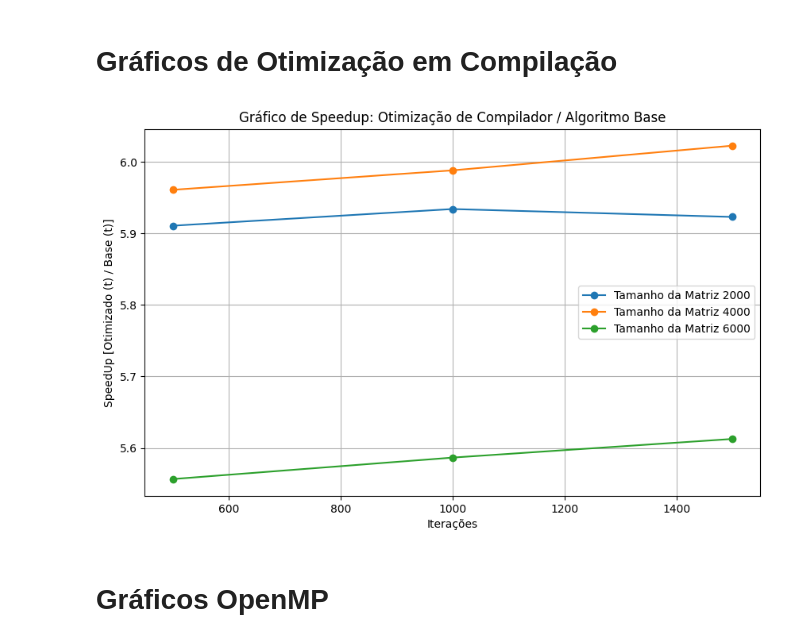
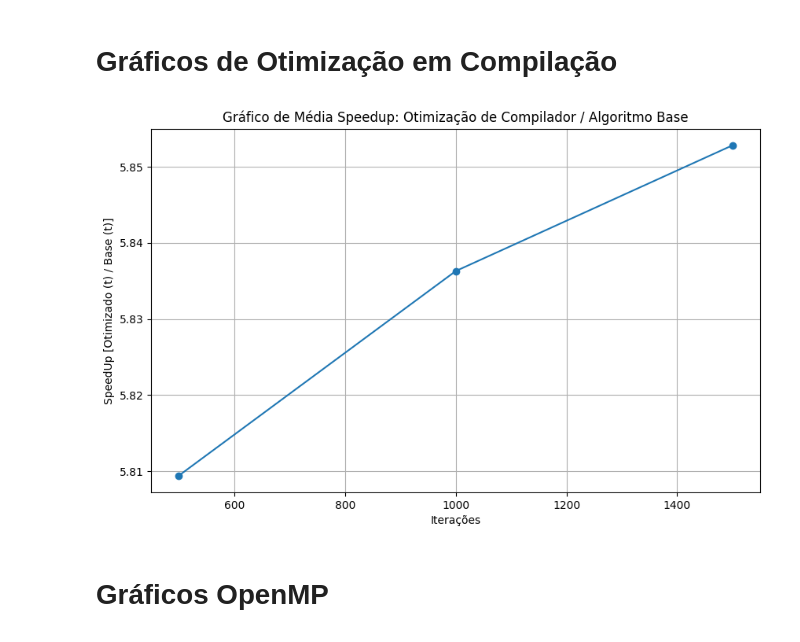
Before and after one commit to masterkey-07/pcd-simulation, a Jupyter notebook: analysis/graphs.ipynb, the cells around one changed output. Saved outputs shown, nothing was run; the diff lists cells and outputs as text; code cells hidden in the pictures.

```diff
--- a/analysis/graphs.ipynb
+++ b/analysis/graphs.ipynb
@@ -51,19 +51,22 @@ parallel_mpi = load_and_average_on_keys(files["parallel_mpi"], ["grid_size","ite
 # %%
 plt.figure(figsize=(10, 6))
 
-for grid_size in seq_raw["grid_size"].unique():
-    raw_subset = seq_raw[seq_raw["grid_size"] == grid_size]
-    opt_subset = seq_opt[seq_opt["grid_size"] == grid_size]
-    plt.plot(raw_subset["iterations"], raw_subset["runtime"] / opt_subset["runtime"], label=f"Tamanho da Matriz {grid_size}", marker='o')
+avg = []
 
+for grid_size in seq_raw["iterations"].unique():
+    raw_subset = seq_raw[seq_raw["iterations"] == grid_size]
+    opt_subset = seq_opt[seq_opt["iterations"] == grid_size]
+
+    avg.append((raw_subset["runtime"] / opt_subset["runtime"]).mean())
+
+plt.plot(seq_raw["iterations"].unique(), avg, marker='o')
 plt.xlabel("Iterações")
 plt.ylabel("SpeedUp [Otimizado (t) / Base (t)]")
-plt.title("Gráfico de Speedup: Otimização de Compilador / Algoritmo Base")
+plt.title("Gráfico de Média Speedup: Otimização de Compilador / Algoritmo Base")
 plt.grid()
-plt.legend()
 plt.show()
 # %% [output]
-[figure, old version]
+[figure, new version]
 # %% [markdown]
 # Gráficos OpenMP
 # %%
```
Also changed, not shown: parts of 5 cells of this notebook, 14 other files.
